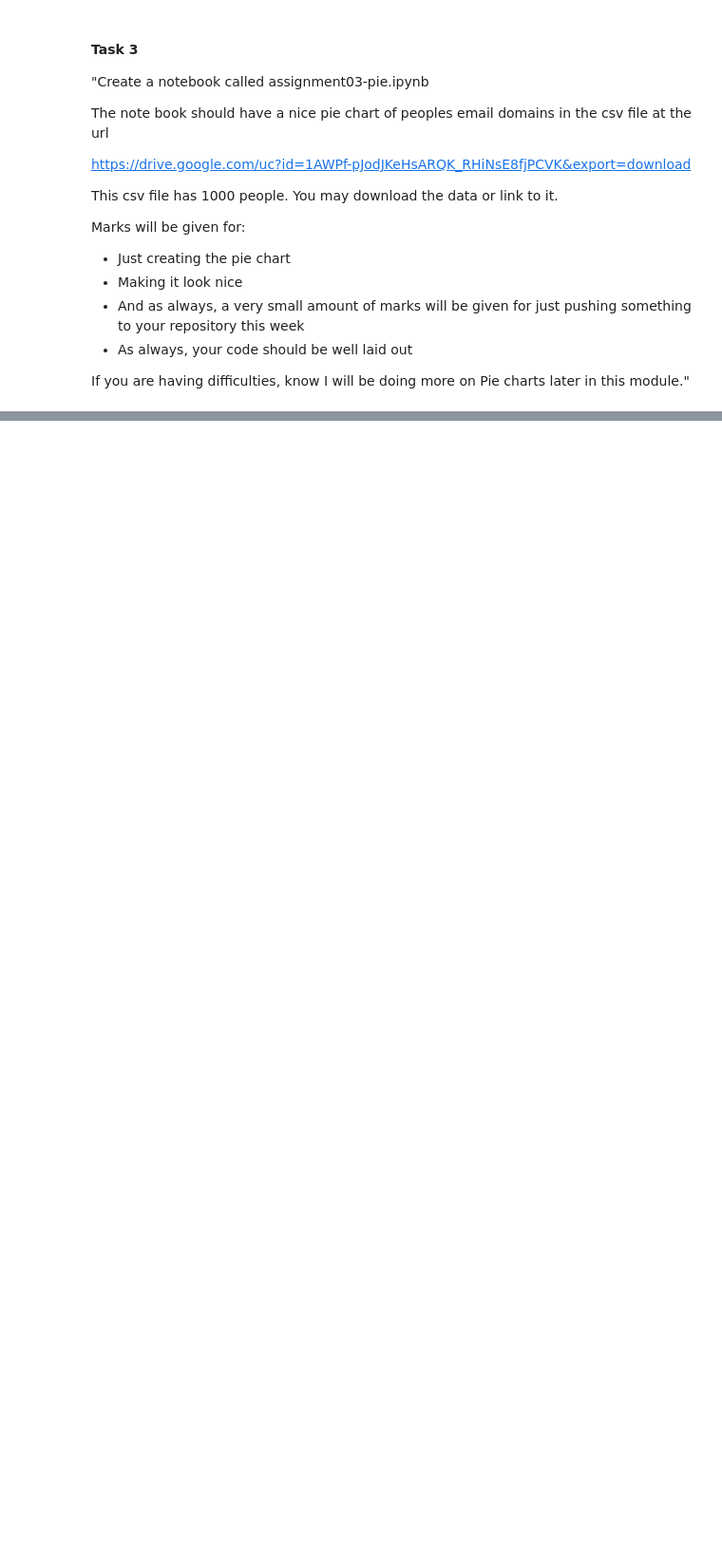
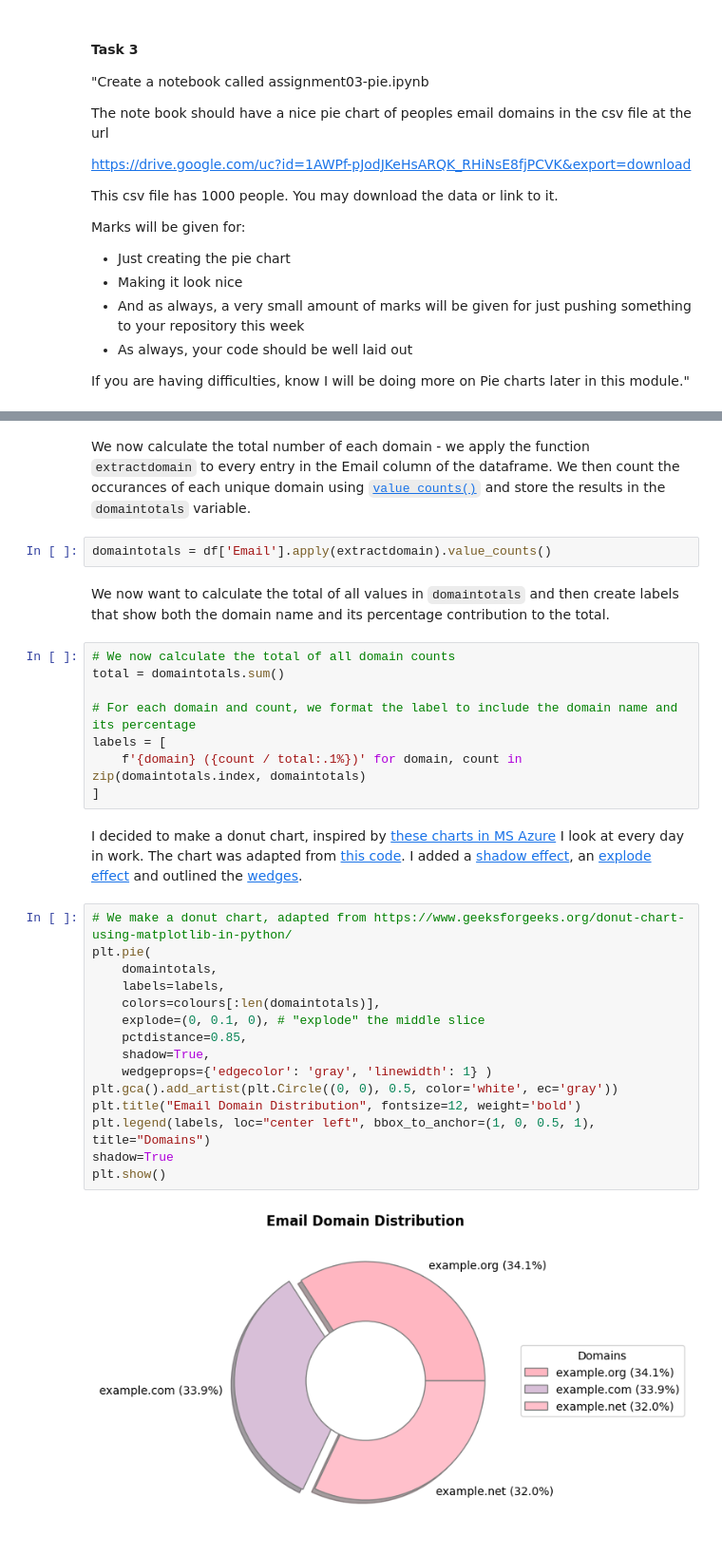
Before and after one commit to miriamroddy/PFDA, a Jupyter notebook: Assignments/assignment03-pie.ipynb, the cells around one changed output, grey strips where cells are left out. Shown: that part at 95% size. Saved outputs shown, nothing was run; the diff lists cells and outputs as text; blank space fills up the shorter version.

Commit message:
Reformatted assignment 3 and made chart prettier

```diff
--- a/Assignments/assignment03-pie.ipynb
+++ b/Assignments/assignment03-pie.ipynb
@@ -85,0 +66,36 @@ plt.show()
+# %% [markdown]
+We now calculate the total number of each domain - we apply the function `extractdomain` to every entry in the Email column of the dataframe.
+We then count the occurances of each unique domain using [`value_counts()`](https://pandas.pydata.org/docs/reference/api/pandas.Series.value_counts.html) and
+store the results in the ``domaintotals`` variable.
+# %%
+domaintotals = df['Email'].apply(extractdomain).value_counts()
+# %% [markdown]
+We now want to calculate the total of all values in `domaintotals` and then create labels that show both the domain name and its percentage contribution to the total.
+# %%
+# We now calculate the total of all domain counts
+total = domaintotals.sum()
+
+# For each domain and count, we format the label to include the domain name and its percentage
+labels = [
+    f'{domain} ({count / total:.1%})' for domain, count in zip(domaintotals.index, domaintotals)
+]
+# %% [markdown]
+I decided to make a donut chart,  inspired by [these charts in MS Azure](https://learn.microsoft.com/en-us/azure/cost-management-billing/costs/media/customize-cost-analysis-views/pivot-charts.png#lightbox) I look at every day in work.
+The chart was adapted from [this code](https://www.geeksforgeeks.org/donut-chart-using-matplotlib-in-python/). I added a [shadow effect](https://stackoverflow.com/questions/41642126/matplotlib-customize-pie-chart-labels-and-dropshadow), an [explode effect](https://stackoverflow.com/questions/41642126/matplotlib-customize-pie-chart-labels-and-dropshadow) and outlined the [wedges](https://www.geeksforgeeks.org/how-to-set-border-for-wedges-in-matplotlib-pie-chart/).
+# %%
+# We make a donut chart, adapted from https://www.geeksforgeeks.org/donut-chart-using-matplotlib-in-python/
+plt.pie(
+    domaintotals,
+    labels=labels,
+    colors=colours[:len(domaintotals)],
+    explode=(0, 0.1, 0), # "explode" the middle slice
+    pctdistance=0.85,
+    shadow=True,
+    wedgeprops={'edgecolor': 'gray', 'linewidth': 1} )
+plt.gca().add_artist(plt.Circle((0, 0), 0.5, color='white', ec='gray'))
+plt.title("Email Domain Distribution", fontsize=12, weight='bold')
+plt.legend(labels, loc="center left", bbox_to_anchor=(1, 0, 0.5, 1), title="Domains")
+shadow=True
+plt.show()
+# %% [output]
+[figure, added]
```
Also changed, not shown: parts of 10 cells of this notebook.
